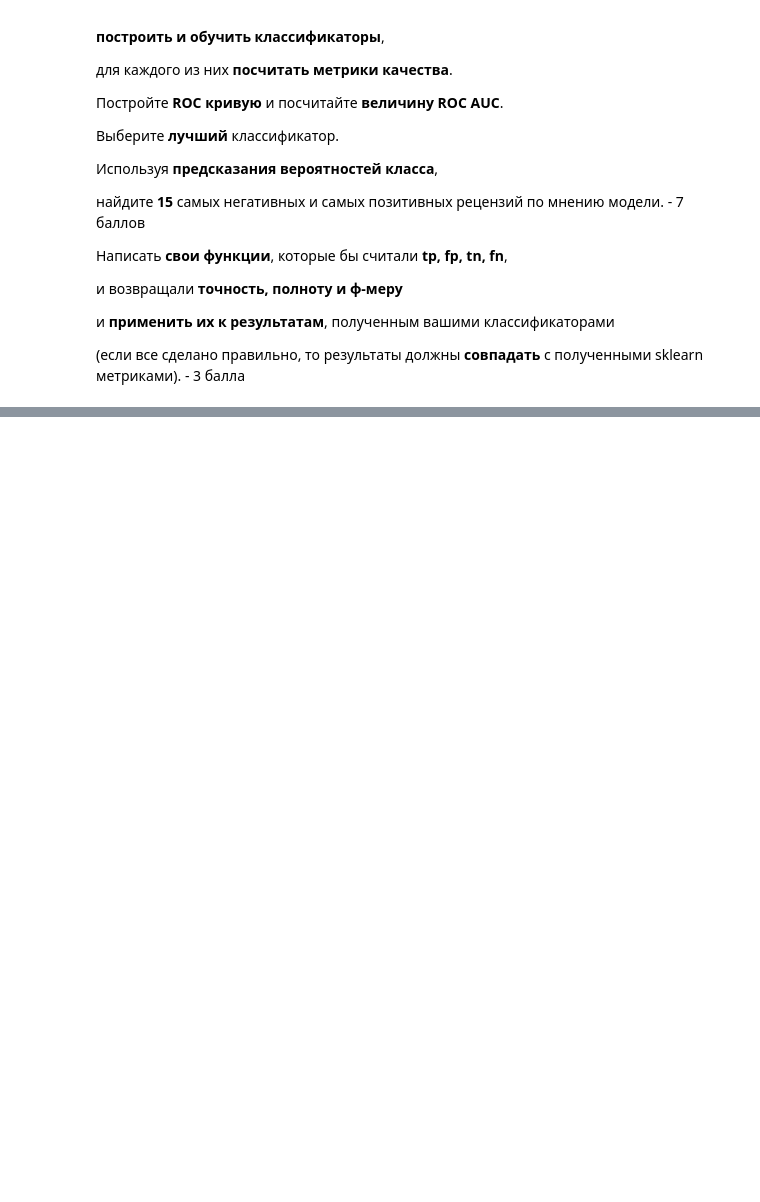
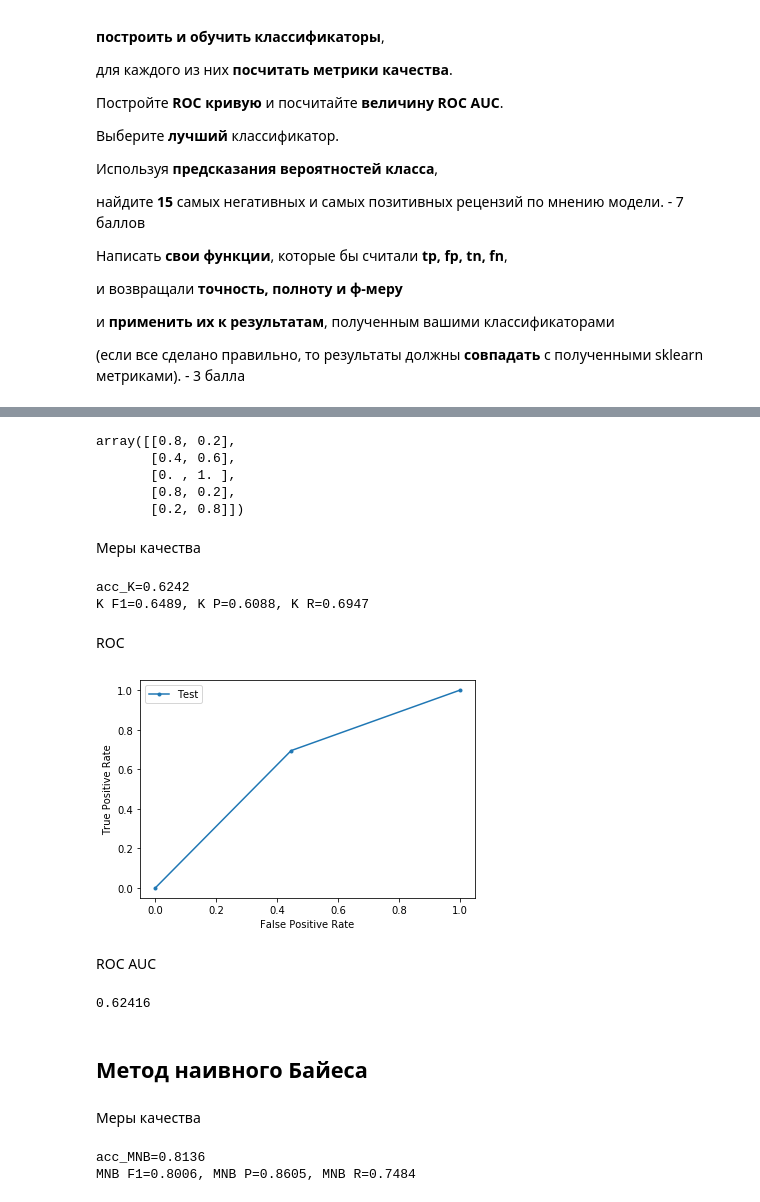
Before and after one commit to Yan-Weijia/ML, a Jupyter notebook: ML-HW02/ML-HW02.ipynb, the cells around one changed output, grey strips where cells are left out. Saved outputs shown, nothing was run; the diff lists cells and outputs as text; code cells hidden in the pictures; blank space fills up the shorter version.

```diff
--- a/ML-HW02/ML-HW02.ipynb
+++ b/ML-HW02/ML-HW02.ipynb
@@ -277,0 +98,6 @@ plt.show()
+# %%
+from sklearn.feature_extraction.text import CountVectorizer
+count_vect = CountVectorizer()
+
+X_train_counts = count_vect.fit_transform(train_data)
+X_train_counts.shape
@@ -277,0 +106,3 @@ plt.show()
+# %%
+X_test = count_vect.transform(test_data)
+print(X_test.shape)
@@ -277,0 +113,55 @@ plt.show()
+# %%
+from sklearn.neighbors import KNeighborsClassifier
+clf_K = KNeighborsClassifier().fit(X_train_counts, train_target)
+# %%
+from sklearn.metrics import *
+
+predicted_K = clf_K.predict(X_test) # 用train好的预测模型预测test
+predicted_proba_K = clf_K.predict_proba(X_test)
+predicted_proba_K[:5]
+# %% [output]
+array([[0.8, 0.2],
+       [0.4, 0.6],
+       [0. , 1. ],
+       [0.8, 0.2],
+       [0.2, 0.8]])
+# %% [markdown]
+Меры качества
+# %%
+acc_K = accuracy_score(y_true = test_target, y_pred = predicted_K)
+print('acc_K={0:1.4f}'.format(acc_K))
+
+f1_K = f1_score(y_true = test_target, y_pred = predicted_K, average = 'binary')
+p_K = precision_score(y_true = test_target, y_pred = predicted_K, average = 'binary')
+r_K = recall_score(y_true = test_target, y_pred = predicted_K, average = 'binary')
+print('K F1={0:1.4f}, K P={1:1.4f}, K R={2:1.4f}'.format(f1_K, p_K, r_K))
+# %% [output]
+acc_K=0.6242
+K F1=0.6489, K P=0.6088, K R=0.6947
+# %% [markdown]
+ROC
+# %%
+from sklearn.metrics import roc_auc_score, roc_curve
+from matplotlib import pyplot
+
+y_true = test_target
+y_predicted = predicted_K
+fpr, tpr, _ = roc_curve(y_true, y_predicted)
+pyplot.plot(fpr, tpr, marker='.', label='Test')
+# axis labels
+pyplot.xlabel('False Positive Rate')
+pyplot.ylabel('True Positive Rate')
+# show the legend
+pyplot.legend()
+# show the plot
+pyplot.show()
+# %% [output]
+[figure, added]
+# %% [markdown]
+ROC AUC
+# %%
+print(roc_auc_score(y_true, y_predicted))
+# %% [output]
+0.62416
+# %% [markdown]
+## Метод наивного Байеса
@@ -277,0 +172,13 @@ plt.show()
+# %% [markdown]
+Меры качества
+# %%
+acc_MNB = accuracy_score(y_true = test_target, y_pred = predicted_MNB)
+print('acc_MNB={0:1.4f}'.format(acc_MNB))
+
+f1_MNB = f1_score(y_true = test_target, y_pred = predicted_MNB, average = 'binary')
+p_MNB = precision_score(y_true = test_target, y_pred = predicted_MNB, average = 'binary')
+r_MNB = recall_score(y_true = test_target, y_pred = predicted_MNB, average = 'binary')
+print('MNB F1={0:1.4f}, MNB P={1:1.4f}, MNB R={2:1.4f}'.format(f1_MNB, p_MNB, r_MNB))
+# %% [output]
+acc_MNB=0.8136
+MNB F1=0.8006, MNB P=0.8605, MNB R=0.7484
```
Also changed, not shown: parts of 63 cells of this notebook.
